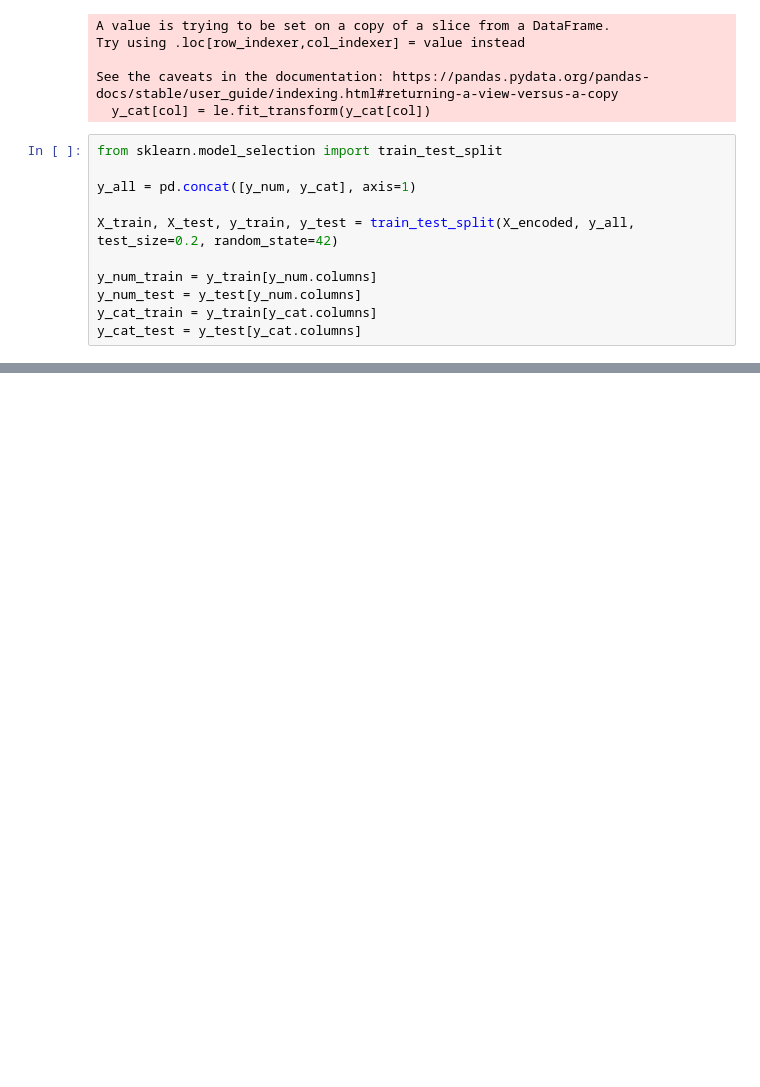
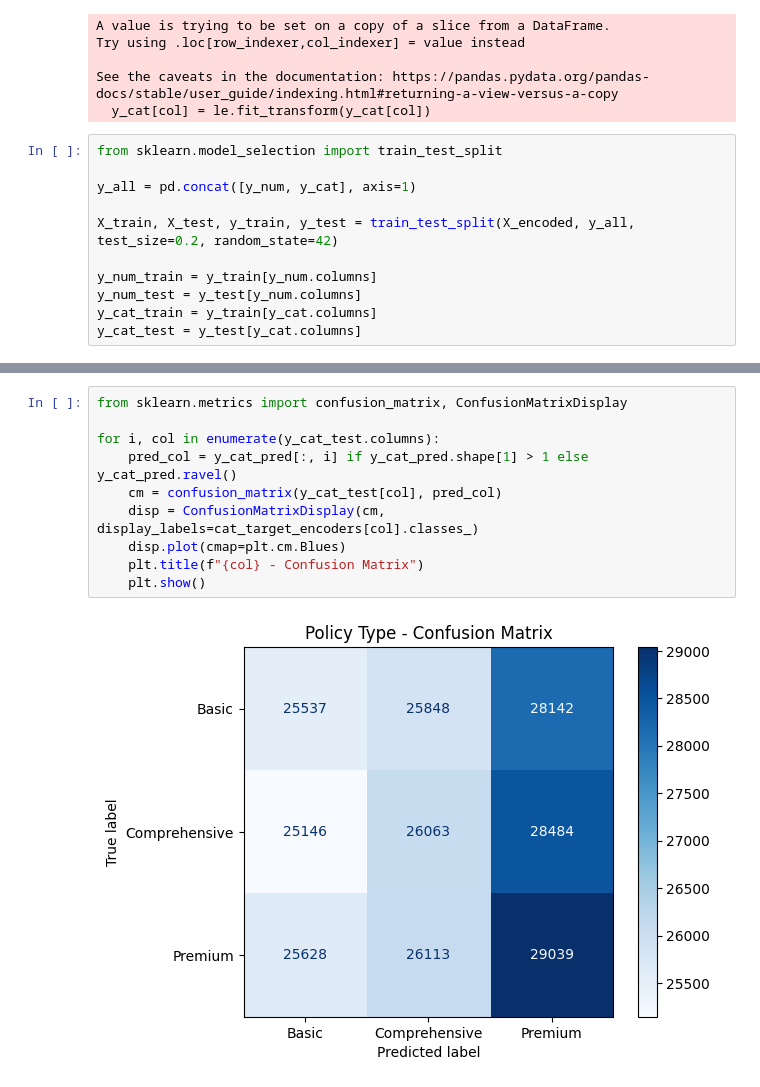
Before and after one commit to rajeshsawant98/cse-572-project-outliers, a Jupyter notebook: Model Selection/XGB.ipynb, the cells around one changed output, grey strips where cells are left out. Cells and saved outputs as stored; diff of their text form; blank space fills up the shorter version.

```diff
--- a/Model Selection/XGB.ipynb
+++ b/Model Selection/XGB.ipynb
@@ -274,0 +286,12 @@ Mean Average Precision (MAP) for categorical predictions: 0.3299
+# %%
+from sklearn.metrics import confusion_matrix, ConfusionMatrixDisplay
+
+for i, col in enumerate(y_cat_test.columns):
+    pred_col = y_cat_pred[:, i] if y_cat_pred.shape[1] > 1 else y_cat_pred.ravel()
+    cm = confusion_matrix(y_cat_test[col], pred_col)
+    disp = ConfusionMatrixDisplay(cm, display_labels=cat_target_encoders[col].classes_)
+    disp.plot(cmap=plt.cm.Blues)
+    plt.title(f"{col} - Confusion Matrix")
+    plt.show()
+# %% [output]
+[figure, added]
```
Also changed, not shown: parts of 9 cells of this notebook, 1 other file.
